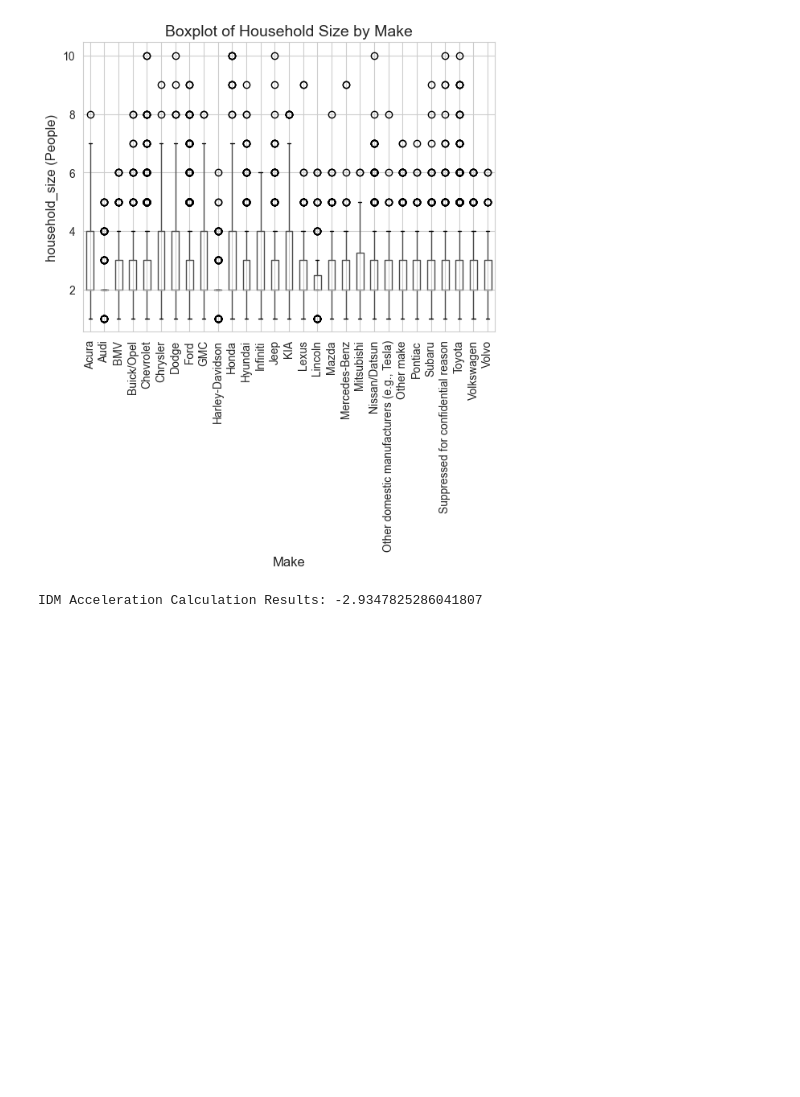
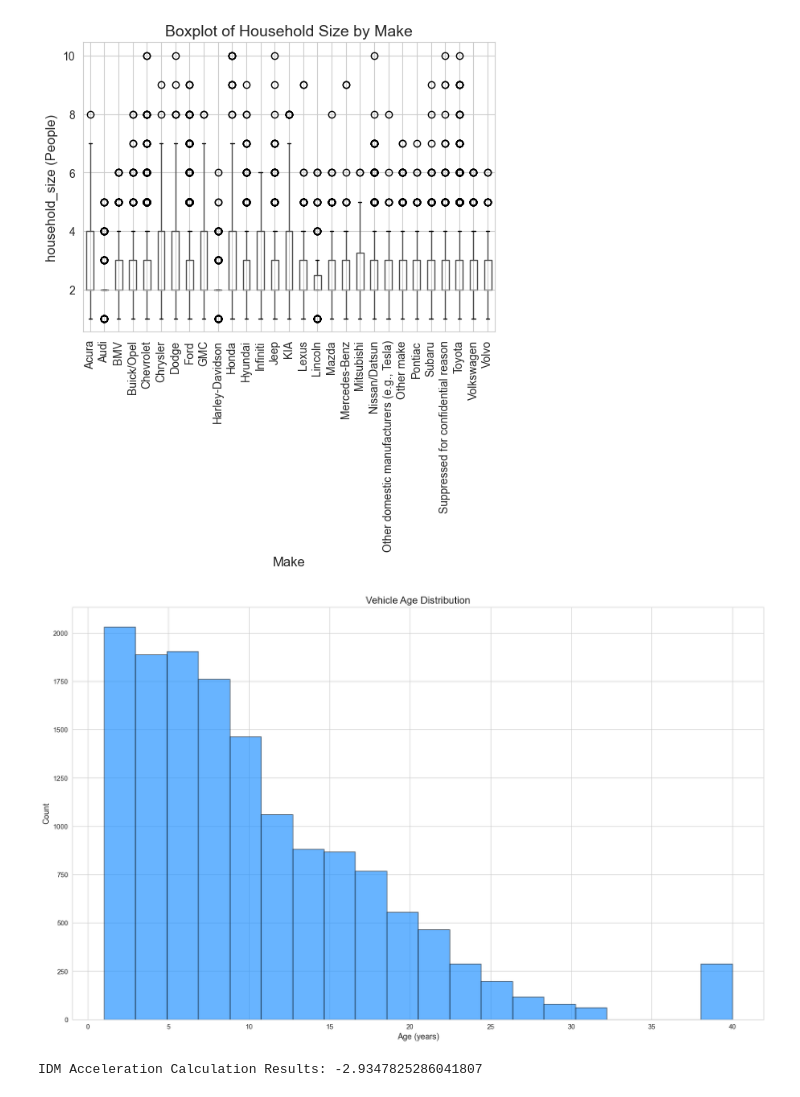
Before and after one commit to BAH0227/CIVE202_Spring2026_BrockHoover_Project3_Repo, a Jupyter notebook: CIVE202_Spring2026_BrockHoover_Project3_Notebook.ipynb, the cells around one changed output. Drawn from its saved outputs; the diff is of its cells as text; code cells hidden in the pictures; blank space fills up the shorter version.

```diff
--- a/CIVE202_Spring2026_BrockHoover_Project3_Notebook.ipynb
+++ b/CIVE202_Spring2026_BrockHoover_Project3_Notebook.ipynb
@@ -166,6 +166,25 @@ plt.show()
 # %% [output]
 <Figure size 2500x1200 with 0 Axes>
 [figure]
+# %%
+##Let's use matplotlib to create a histogram
+
+
+##Tell Python you are plotting a figure and how big you want the figure to be
+plt.figure(figsize = (20,12))
+
+## Tell Python what type of plot you want. Here, .hist() creates a histogram
+plt.hist(nhts_data['vehicle_age'], bins = 20, color = 'dodgerblue', edgecolor = 'black', alpha = .67)
+
+# Then let's label. You'll notice you can change the fontsize of all your labels!
+plt.title('Vehicle Age Distribution', fontsize=16)
+plt.xlabel('Age (years)', fontsize=13)
+plt.ylabel('Count', fontsize=13)
+plt.xticks(fontsize=11)
+plt.yticks(fontsize=11)
+plt.show()
+# %% [output]
+[figure, added]
 # %%
 # Define the IDM acceleration function
 # The function should take the following inputs:
```
Also changed, not shown: 2 other files.
